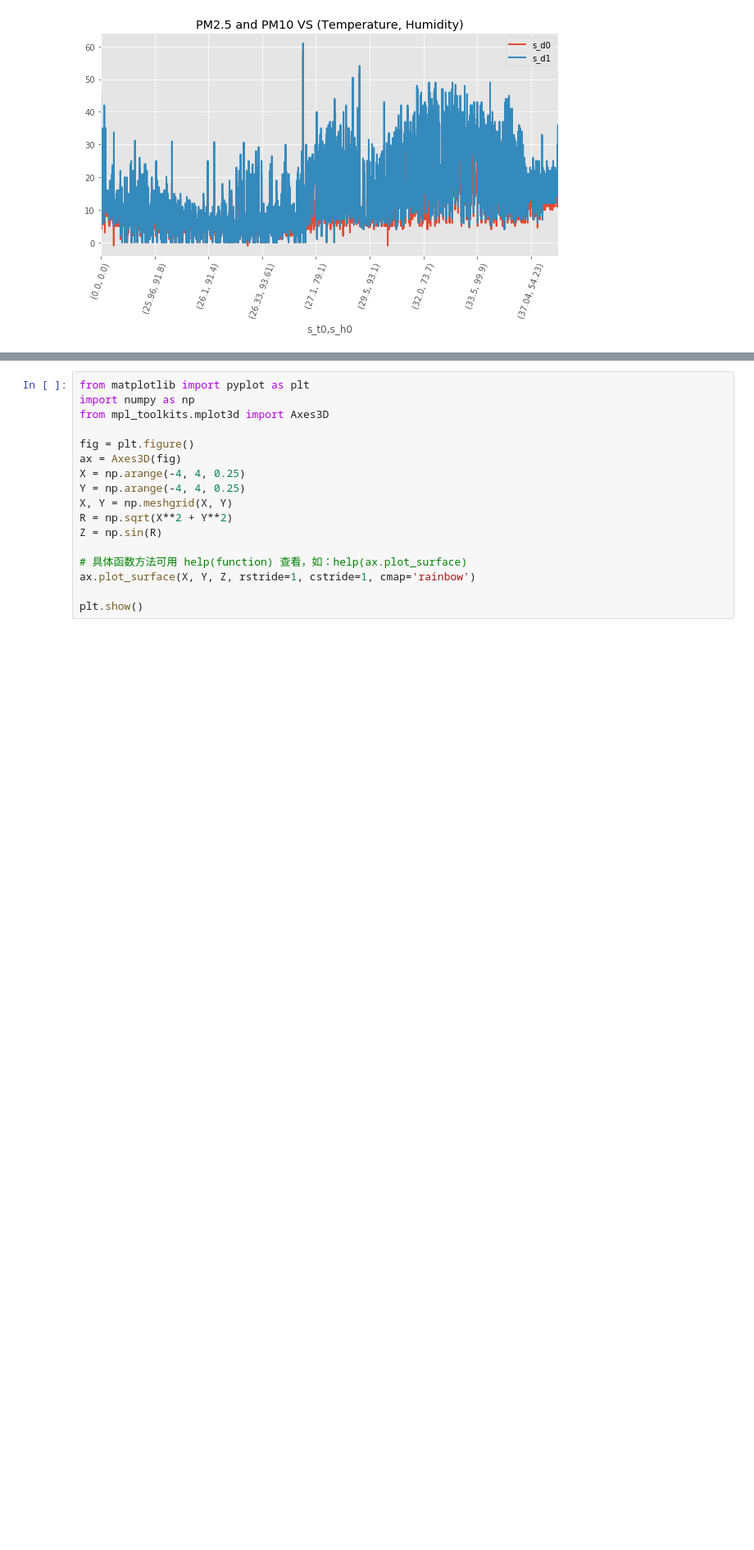
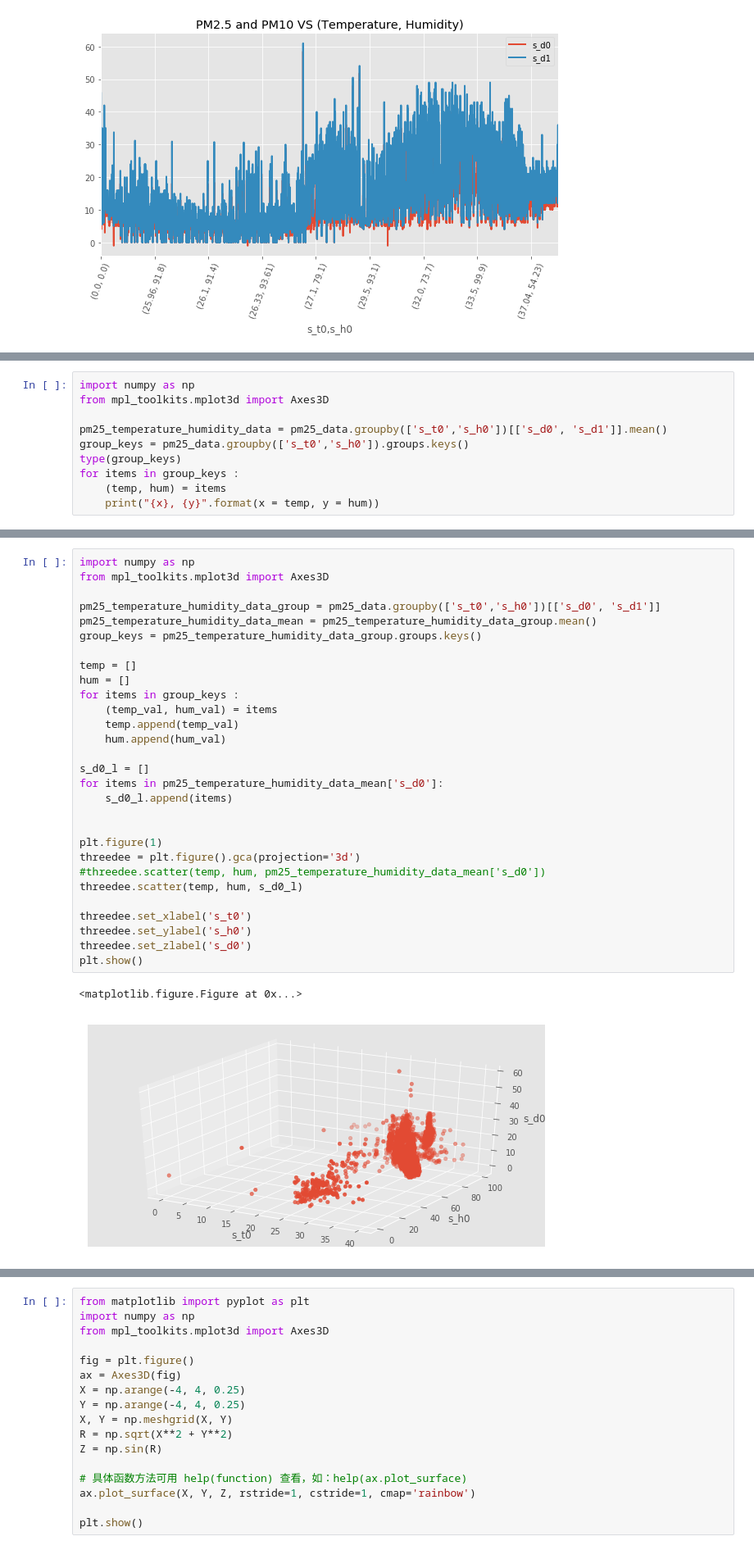
Before and after one commit to Coslate/DataMining_Lab1, a Jupyter notebook: PM2.5_Exercise.ipynb, the cells around one changed output, grey strips where cells are left out. Shown at 82% size. Drawn from its saved outputs; the diff is of its cells as text; blank space fills up the shorter version.

```diff
--- a/PM2.5_Exercise.ipynb
+++ b/PM2.5_Exercise.ipynb
@@ -323,0 +322,10 @@ pm25_temperature_humidity_data.plot(title = 'PM2.5 and PM10 VS (Temperature, Hum
+# %%
+import numpy as np
+from mpl_toolkits.mplot3d import Axes3D
+
+pm25_temperature_humidity_data = pm25_data.groupby(['s_t0','s_h0'])[['s_d0', 's_d1']].mean()
+group_keys = pm25_data.groupby(['s_t0','s_h0']).groups.keys()
+type(group_keys)
+for items in group_keys :
+    (temp, hum) = items
+    print("{x}, {y}".format(x = temp, y = hum))
@@ -323,0 +406,32 @@ pm25_temperature_humidity_data.plot(title = 'PM2.5 and PM10 VS (Temperature, Hum
+# %%
+import numpy as np
+from mpl_toolkits.mplot3d import Axes3D
+
+pm25_temperature_humidity_data_group = pm25_data.groupby(['s_t0','s_h0'])[['s_d0', 's_d1']]
+pm25_temperature_humidity_data_mean = pm25_temperature_humidity_data_group.mean()
+group_keys = pm25_temperature_humidity_data_group.groups.keys()
+
+temp = []
+hum = []
+for items in group_keys :
+    (temp_val, hum_val) = items
+    temp.append(temp_val)
+    hum.append(hum_val)
+
+s_d0_l = []
+for items in pm25_temperature_humidity_data_mean['s_d0']:
+    s_d0_l.append(items)
+
+
+plt.figure(1)
+threedee = plt.figure().gca(projection='3d')
+#threedee.scatter(temp, hum, pm25_temperature_humidity_data_mean['s_d0'])
+threedee.scatter(temp, hum, s_d0_l)
+
+threedee.set_xlabel('s_t0')
+threedee.set_ylabel('s_h0')
+threedee.set_zlabel('s_d0')
+plt.show()
+# %% [output]
+<matplotlib.figure.Figure at 0x...>
+[figure, added]
```
Also changed, not shown: parts of 17 cells of this notebook, 3 other files.
